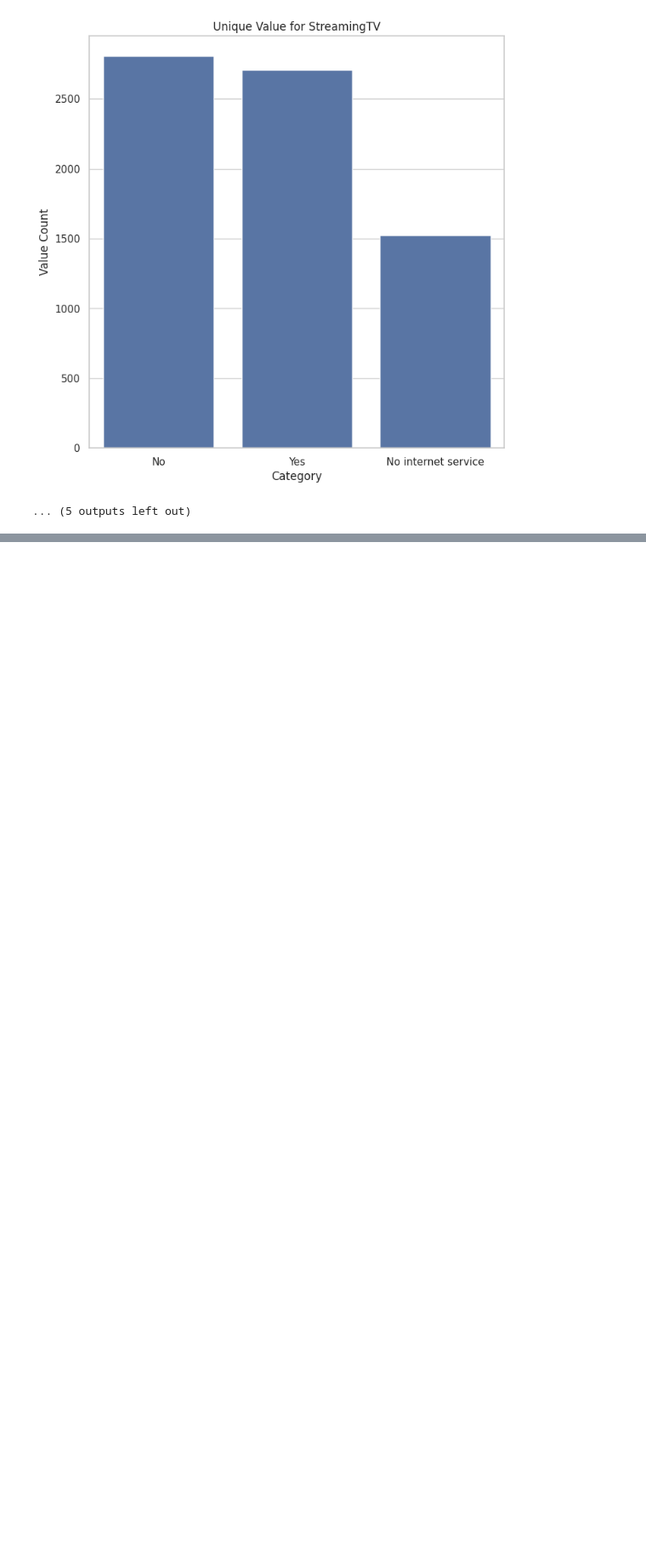
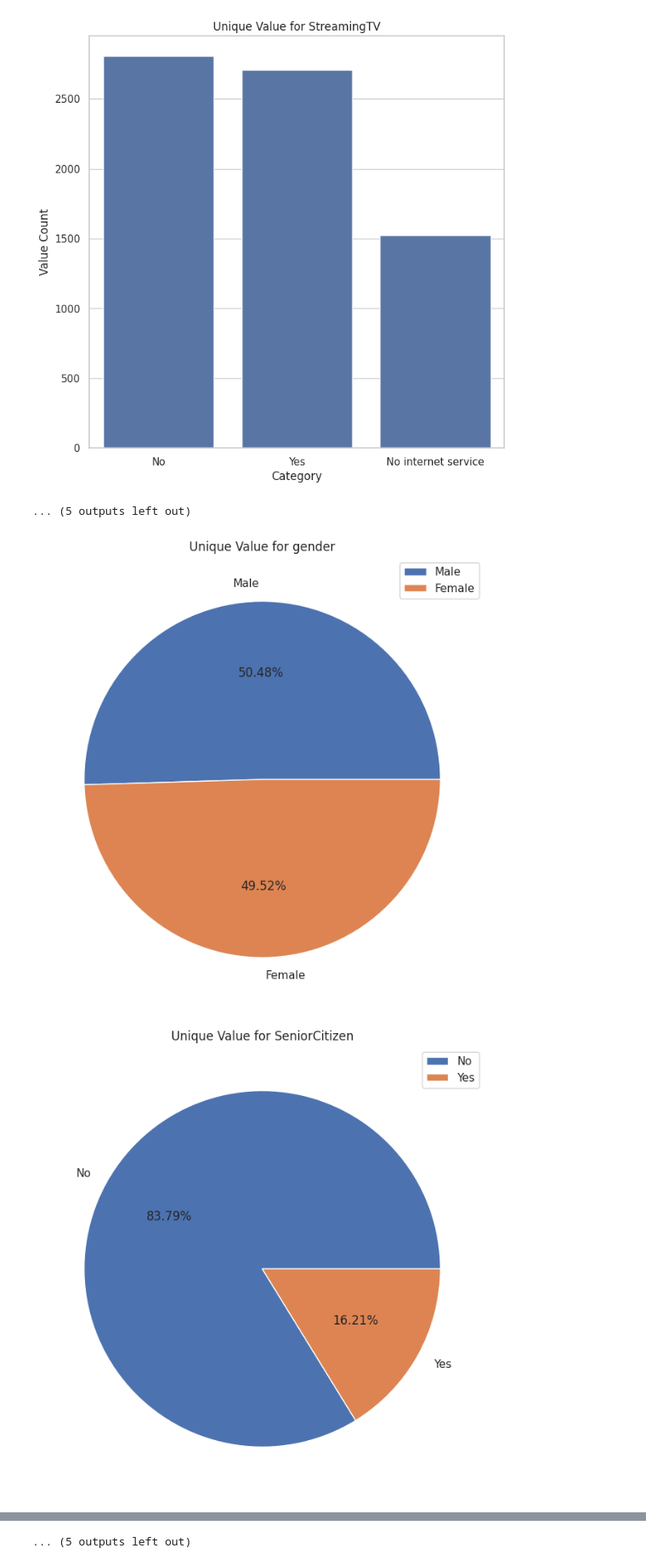
Before and after one commit to pinilDissanayaka/Telecom-Customer-Churn-prediction, a Jupyter notebook: Scripts/ Notebook.ipynb, the cells around one changed output, grey strips where cells are left out. Shown at 85% size. Saved outputs shown, nothing was run; the diff lists cells and outputs as text; code cells hidden in the pictures; blank space fills up the shorter version.

Commit message:
Plotting pie graphs for each categorical column

```diff
--- a/Scripts/ Notebook.ipynb
+++ b/Scripts/ Notebook.ipynb
@@ -452,3 +475,16 @@ for column in catColumns:
 [figure]
 [figure]
 ... (5 outputs left out)
+# %%
+# Plotting pie graphs for each categorical column
+for column in catColumns:
+  valueCount = df[column].value_counts(normalize=True) * 100
+  plt.figure(figsize = (8, 8))
+  plt.title(f'Unique Value for {column}')
+  plt.pie(labels = valueCount.index, x = valueCount.values, autopct = "%1.2f%%")
+  plt.legend()
+  plt.savefig(os.path.join(FIGPATH, f"Pie Chart for {column}.png"))
+  plt.show()
+# %% [output]
+[figure, added]
+[figure, added]
@@ -454,0 +501 @@ for column in catColumns:
+... (5 outputs left out)
```
Also changed, not shown: parts of 3 cells of this notebook.
